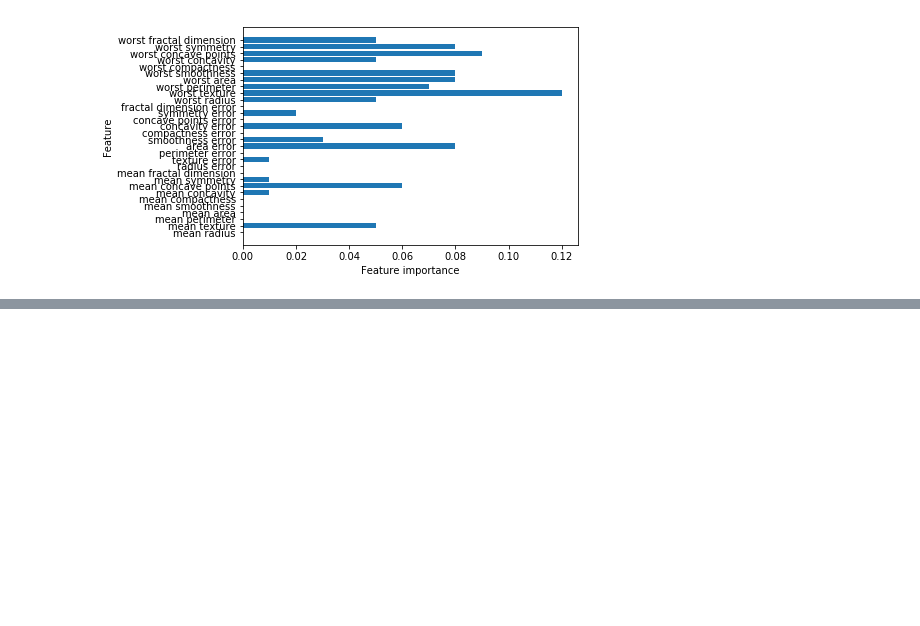
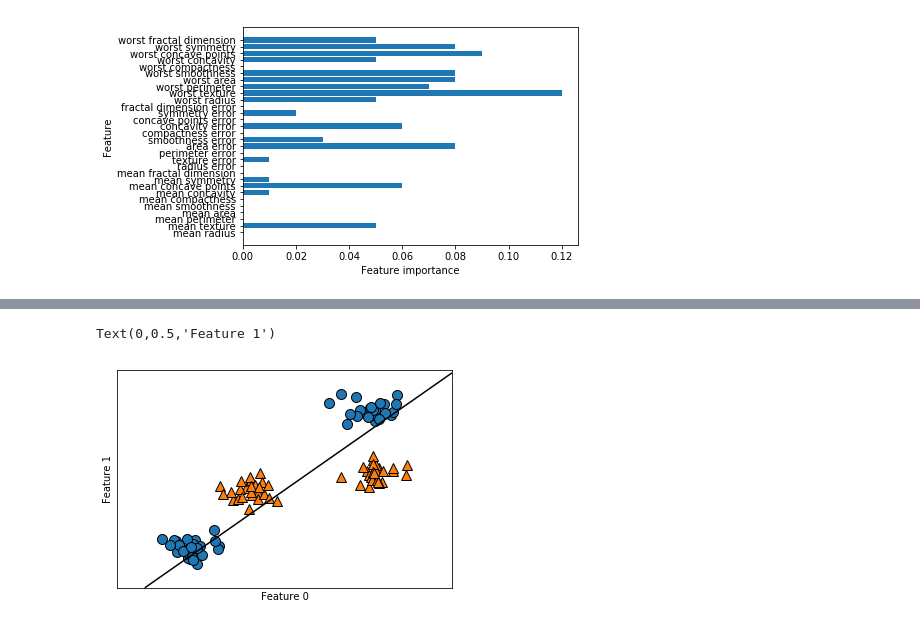
Before and after one commit to AnnYN/classify, a Jupyter notebook: supervised-learning-2.ipynb, the cells around one changed output, grey strips where cells are left out. Cells and saved outputs as stored; diff of their text form; code cells hidden in the pictures; blank space fills up the shorter version.

```diff
--- a/supervised-learning-2.ipynb
+++ b/supervised-learning-2.ipynb
@@ -198,0 +224,10 @@ plot_feature_importances_cancer(gbrt)
+# %%
+from sklearn.svm import LinearSVC
+linear_svm = LinearSVC().fit(X, y)
+mglearn.plots.plot_2d_separator(linear_svm, X)
+mglearn.discrete_scatter(X[:, 0], X[:, 1], y)
+plt.xlabel("Feature 0")
+plt.ylabel("Feature 1")
+# %% [output]
+Text(0,0.5,'Feature 1')
+[figure, added]
```
Also changed, not shown: parts of 47 cells of this notebook.
